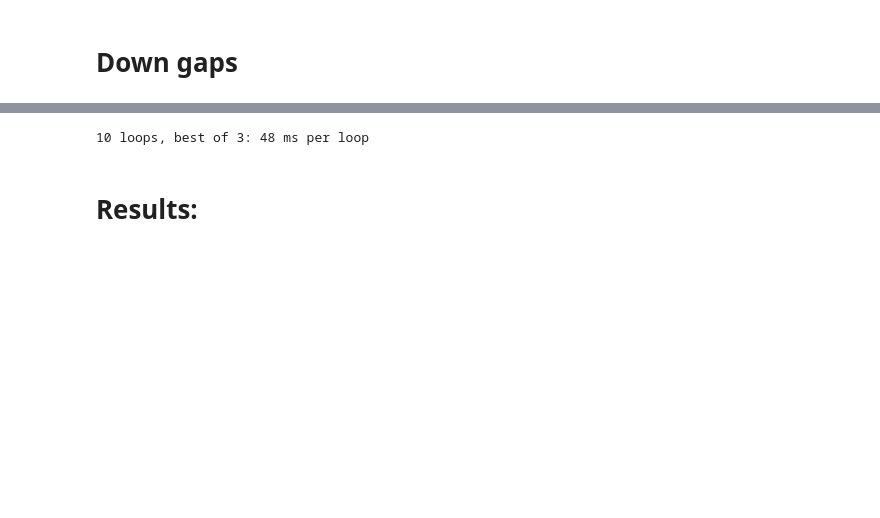
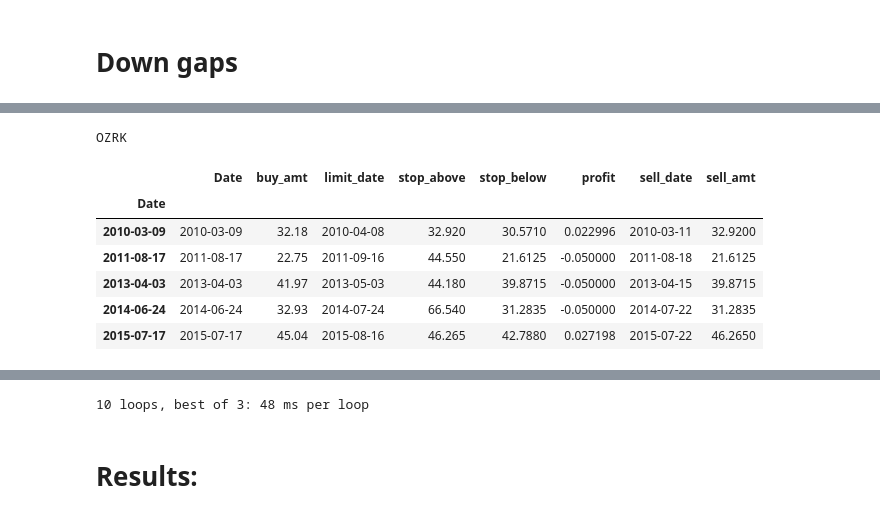
Before and after one commit to jayhack/N472JW, a Jupyter notebook: Exploration.ipynb, the cells around one changed output, grey strips where cells are left out. Cells and saved outputs as stored; diff of their text form; code cells hidden in the pictures; blank space fills up the shorter version.

Commit message:
evaluation working on dates now too

```diff
--- a/Exploration.ipynb
+++ b/Exploration.ipynb
@@ -129,0 +82,19 @@ def evaluate(data, metric):
+# %%
+from n472jw.stock_analyst import StockAnalyst
+
+analyst = StockAnalyst()
+metric = DownGapMetric()
+ticker, data = get_random_ticker()
+
+evaluation = analyst.evaluate(metric, data)
+print ticker
+evaluation.tail()
+# %% [output]
+OZRK
+|  | Date | buy_amt | limit_date | stop_above | stop_below | profit | sell_date | sell_amt |
+| Date |  |  |  |  |  |  |  |  |
+| 2010-03-09 | 2010-03-09 | 32.18 | 2010-04-08 | 32.920 | 30.5710 | 0.022996 | 2010-03-11 | 32.9200 |
+| 2011-08-17 | 2011-08-17 | 22.75 | 2011-09-16 | 44.550 | 21.6125 | -0.050000 | 2011-08-18 | 21.6125 |
+| 2013-04-03 | 2013-04-03 | 41.97 | 2013-05-03 | 44.180 | 39.8715 | -0.050000 | 2013-04-15 | 39.8715 |
+| 2014-06-24 | 2014-06-24 | 32.93 | 2014-07-24 | 66.540 | 31.2835 | -0.050000 | 2014-07-22 | 31.2835 |
+| 2015-07-17 | 2015-07-17 | 45.04 | 2015-08-16 | 46.265 | 42.7880 | 0.027198 | 2015-07-22 | 46.2650 |
```
Also changed, not shown: parts of 6 cells of this notebook, 4 other files.
